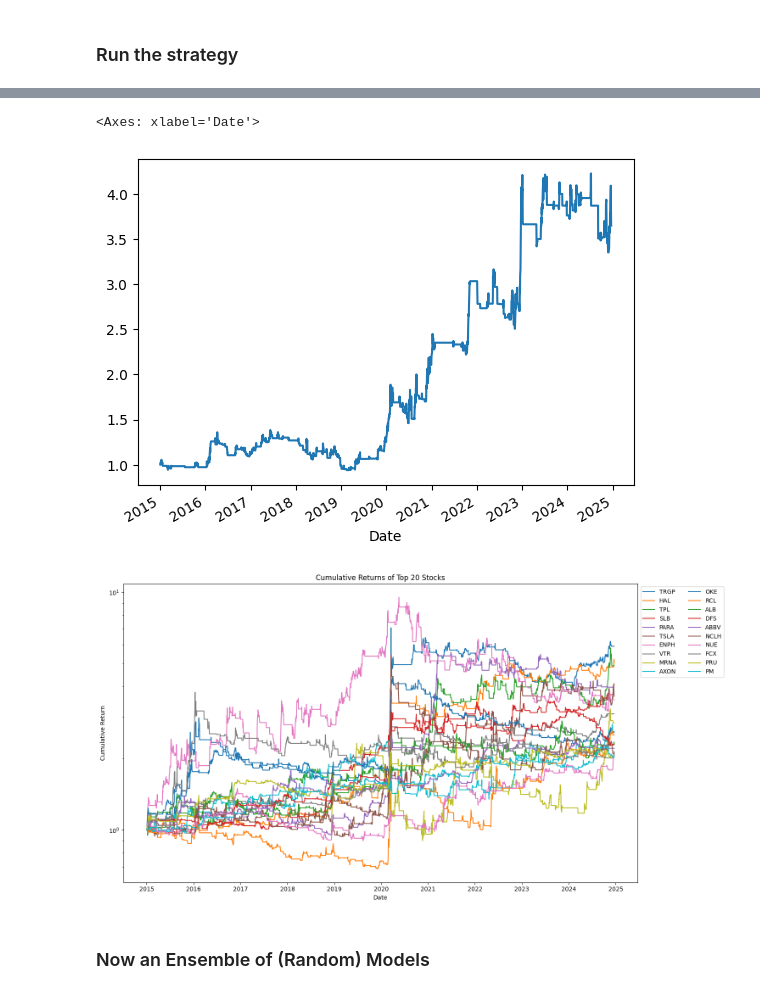
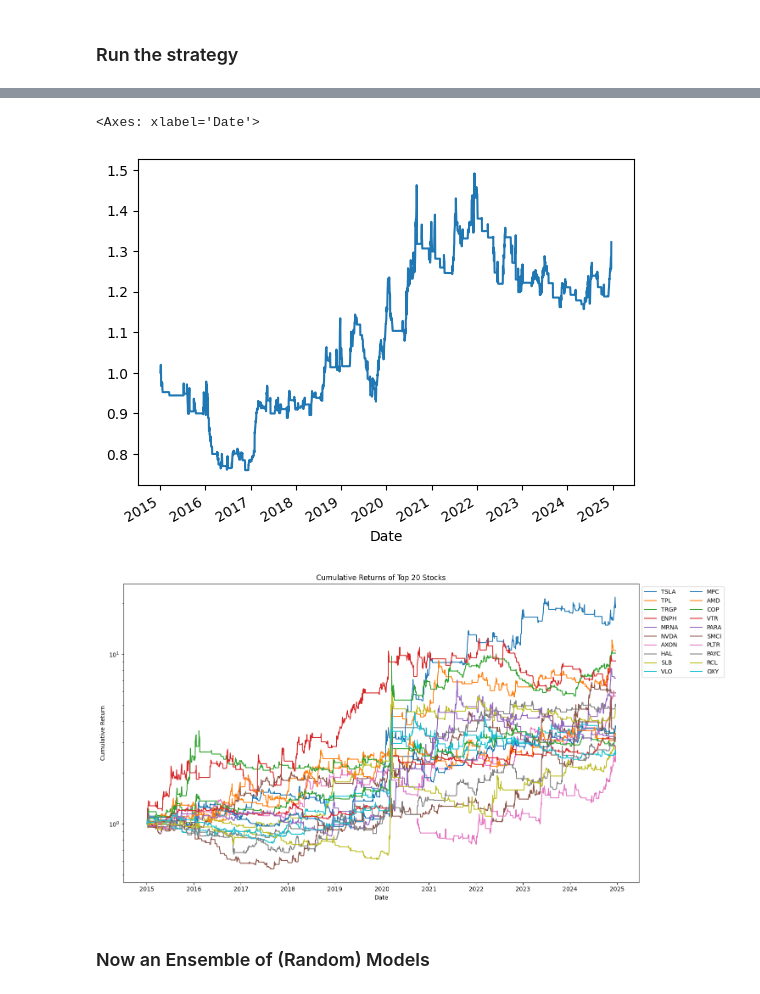
Before and after one commit to billyfrog8/Ensemble, a Jupyter notebook: Ensemble.ipynb, the cells around one changed output, grey strips where cells are left out. Drawn from its saved outputs; the diff is of its cells as text; code cells hidden in the pictures.

Commit message:
Fix Sharpe and return calculation to include overnight returns on positions that rollover

```diff
--- a/Ensemble.ipynb
+++ b/Ensemble.ipynb
@@ -256,11 +255,15 @@ def simulate_trading(df, open_threshold=14, close_threshold=10):
         # Determine the current position after today's open decisions
         current_position = position
 
-        # Calculate daily return for day i based on position held from open to close
+        # For positions held overnight, add previous close to current open move
         if current_position == "Long":
-            daily_ret = (df.loc[df.index[i], "Close"] / df.loc[df.index[i], "Open"]) - 1
+            overnight_ret = (df.loc[df.index[i], "Open"] / df.loc[df.index[i-1], "Close"]) - 1 if df.at[df.index[i], "Trade_Activity"] == "Hold_Long" else 0
+            intraday_ret = (df.loc[df.index[i], "Close"] / df.loc[df.index[i], "Open"]) - 1
+            daily_ret = overnight_ret + intraday_ret + (overnight_ret * intraday_ret)
         elif current_position == "Short":
-            daily_ret = (df.loc[df.index[i], "Open"] / df.loc[df.index[i], "Close"]) - 1
+            overnight_ret = (df.loc[df.index[i-1], "Close"] / df.loc[df.index[i], "Open"]) - 1 if df.at[df.index[i], "Trade_Activity"] == "Hold_Short" else 0
+            intraday_ret = (df.loc[df.index[i], "Open"] / df.loc[df.index[i], "Close"]) - 1
+            daily_ret = overnight_ret + intraday_ret + (overnight_ret * intraday_ret)
         else:
             daily_ret = 0.0
 
@@ -285,7 +288,6 @@ def simulate_trading(df, open_threshold=14, close_threshold=10):
         df.at[df.index[-1], "Daily_Return"] = last_day_ret
         df.at[df.index[-1], "Cumulative_Return"] = cumulative_return
 
-    # Return the relevant columns for review
     return df[["Date", "Ticker", "Open", "Close", "Vote_Count", "Trade_Activity", "Daily_Return", "Cumulative_Return"]]
 # %% [markdown]
 ### Run the strategy
@@ -318,36 +320,32 @@ trades_df[trades_df['Ticker'] == 'TSLA'].head(25)
 # %%
-trades_df['Cumulative_Return'][trades_df['Ticker'] == 'TSLA'].plot()
+trades_df['Cumulative_Return'][trades_df['Ticker'] == 'AAPL'].plot()
 # %% [output]
 <Axes: xlabel='Date'>
-[figure, old version]
+[figure, new version]
 # %%
 import matplotlib.pyplot as plt
 
-# Group by Ticker and get the final cumulative return for each stock
 final_cumulative_returns = trades_df.groupby('Ticker').last()['Cumulative_Return']
 
-# Sort by cumulative return in descending order and get the top stocks
 top_20_tickers = final_cumulative_returns.sort_values(ascending=False).head(20).index
 
-# Filter trades_df to include only the top 50 tickers
-top_50_trades = trades_df[trades_df['Ticker'].isin(top_20_tickers)]
+top_20_trades = trades_df[trades_df['Ticker'].isin(top_20_tickers)]
 
-# Plot cumulative returns for the top 50 stocks
 plt.figure(figsize=(15, 8))
 for ticker in top_20_tickers:
-    stock_data = top_50_trades[top_50_trades['Ticker'] == ticker]
+    stock_data = top_20_trades[top_20_trades['Ticker'] == ticker]
     plt.plot(stock_data['Cumulative_Return'], label=ticker)
 
 # Add labels and legend
 plt.title('Cumulative Returns of Top 20 Stocks')
 plt.xlabel('Date')
 plt.ylabel('Cumulative Return')
 plt.legend(loc='upper left', bbox_to_anchor=(1, 1), ncol=2)
 plt.yscale('log')
 plt.tight_layout()
 plt.show()
 # %% [output]
-[figure, old version]
+[figure, new version]
 # %% [markdown]
 ### Now an Ensemble of (Random) Models
 # %%
```
Also changed, not shown: parts of 7 cells of this notebook.
